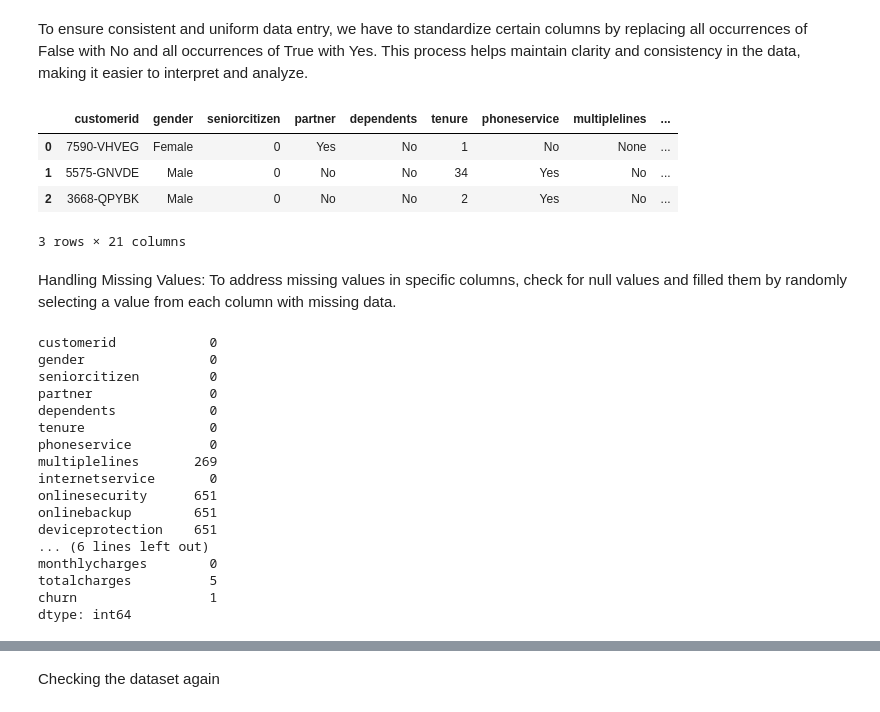
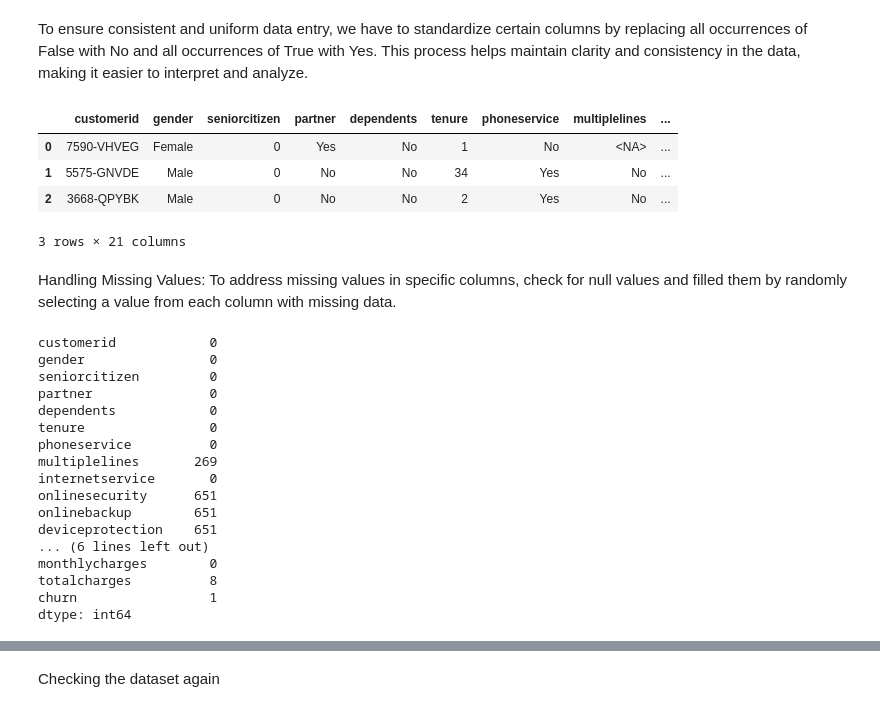
Before and after one commit to heldana30/Customer_Churn_Prediction, a Jupyter notebook: customer_churn_prediction.ipynb, the cells around one changed output, grey strips where cells are left out. Saved outputs shown, nothing was run; the diff lists cells and outputs as text; code cells hidden in the pictures.

```diff
--- a/customer_churn_prediction.ipynb
+++ b/customer_churn_prediction.ipynb
@@ -373,34 +374,43 @@ results_df
 | 18 | monthlycharges | [29.850000381469727, 56.950000762... | 2069 |
 | 19 | totalcharges | [29.850000381469727, 1889.5, 108.... | 4884 |
 | 20 | churn | [False, True, None, No, Yes] | 4 |
+# %%
+# Function replace None with Pandas NaN
+def replace_none(value):
+    like_nan = {'none', ''}
+    if pd.isnull(value) or (isinstance(value, str) and (value.lower().strip() in like_nan)):
+        value = pd.NA
+
+    return value
+
+# Apply the function to all columns
+train_df = train_df.applymap(replace_none) # element-wise
 # %% [markdown]
 To ensure consistent and uniform data entry, we have to standardize certain columns by replacing all occurrences of False with No and all occurrences of True with Yes. This process helps maintain clarity and consistency in the data, making it easier to interpret and analyze.
 # %%
 # Define the mapping for standardization
 standardize_mapping = {
     'No phone service': 'No',
     'No internet service': 'No',
     True: 'Yes',
     False: 'No',
-    'None': pd.NA,
-    'none': pd.NA
 }
 
 # Columns to perform standardization
 cols_to_standardize = ['onlinesecurity', 'onlinebackup', 'deviceprotection', 'techsupport',
                        'streamingtv', 'streamingmovies', 'paperlessbilling', 'churn',
                        'phoneservice', 'multiplelines', 'partner', 'dependents']
 
 # Loop through columns for standardization
 for col in cols_to_standardize:
     if train_df[col].dtype == 'object':
         train_df[col] = train_df[col].replace(standardize_mapping)
 
 # Show the updated DataFrame
 train_df.head(3)
 # %% [output]
 |  | customerid | gender | seniorcitizen | partner | dependents | tenure | phoneservice | multiplelines | ... |
-| 0 | 7590-VHVEG | Female | 0 | Yes | No | 1 | No | None | ... |
+| 0 | 7590-VHVEG | Female | 0 | Yes | No | 1 | No | <NA> | ... |
 | 1 | 5575-GNVDE | Male | 0 | No | No | 34 | Yes | No | ... |
 | 2 | 3668-QPYBK | Male | 0 | No | No | 2 | Yes | No | ... |
 3 rows × 21 columns
@@ -423,6 +433,6 @@ onlinebackup        651
 deviceprotection    651
 ... (6 lines left out)
 monthlycharges        0
-totalcharges          5
+totalcharges          8
 churn                 1
 dtype: int64
```
Also changed, not shown: parts of 26 cells of this notebook.
